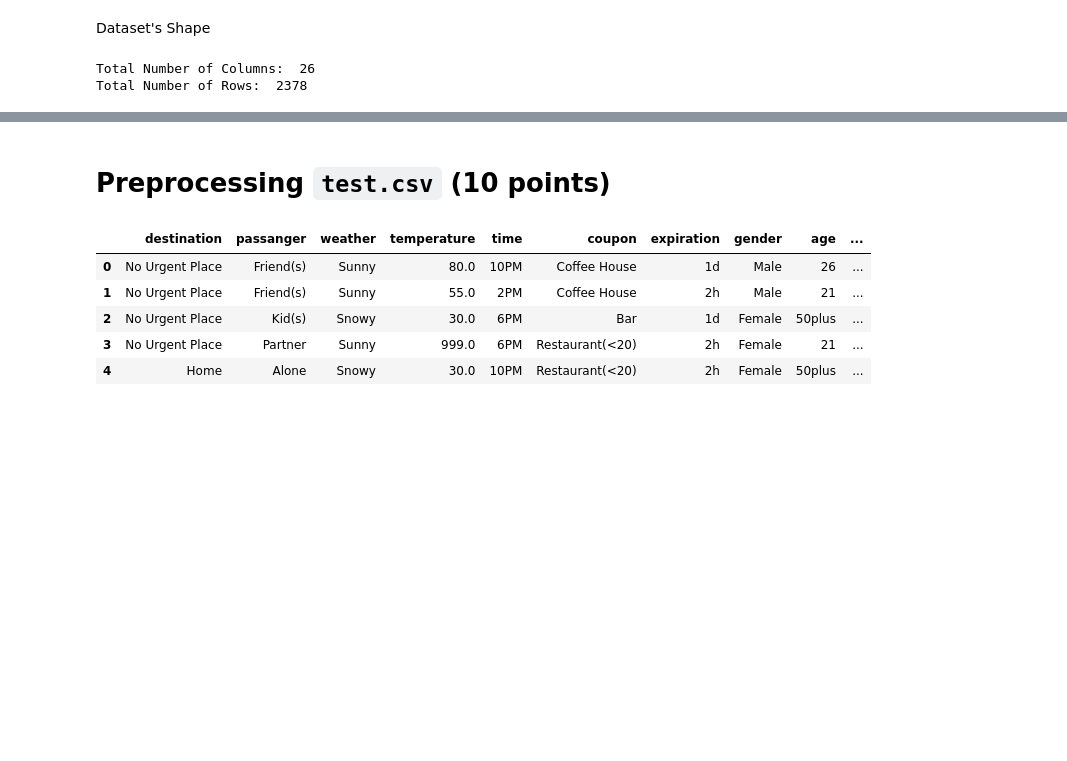
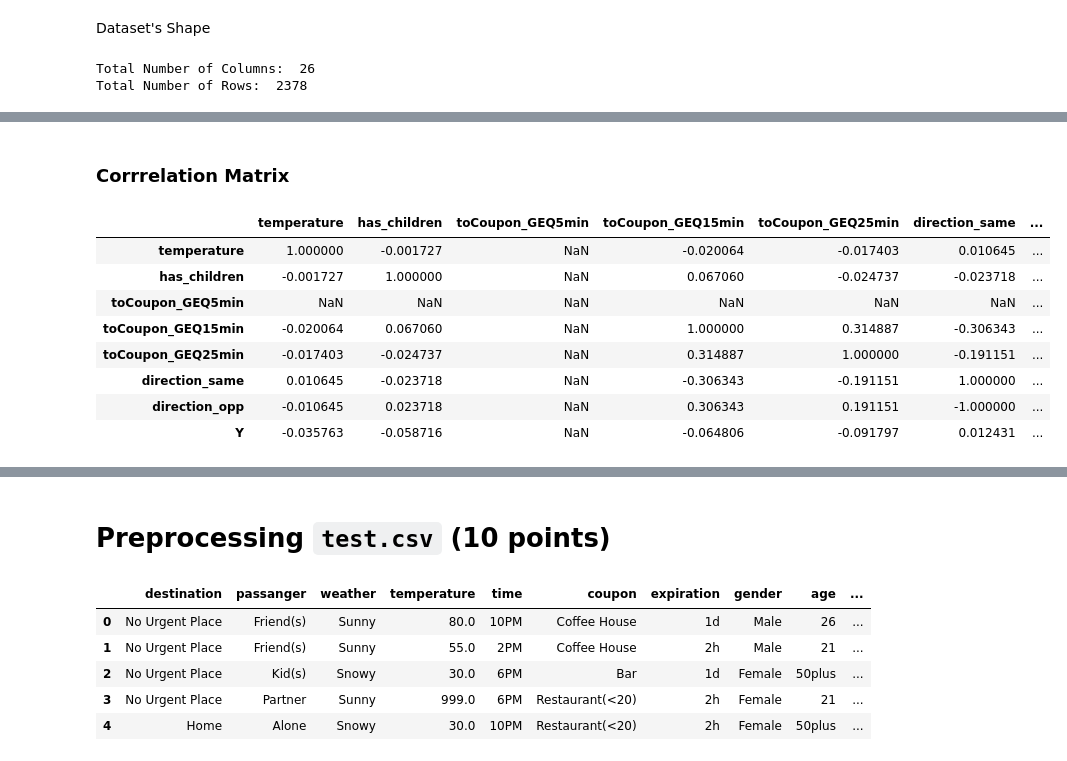
Before and after one commit to ddahiya16/Machine-Learning, a Jupyter notebook: Exam - Summer 2021.ipynb, the cells around one changed output, grey strips where cells are left out. Drawn from its saved outputs; the diff is of its cells as text; code cells hidden in the pictures; blank space fills up the shorter version.

```diff
--- a/Exam - Summer 2021.ipynb
+++ b/Exam - Summer 2021.ipynb
@@ -118,0 +171,15 @@ Total Number of Rows:  2378
+# %% [markdown]
+### Corrrelation Matrix
+# %%
+cor_mat = df_train.corr()
+cor_mat
+# %% [output]
+|  | temperature | has_children | toCoupon_GEQ5min | toCoupon_GEQ15min | toCoupon_GEQ25min | direction_same | ... |
+| temperature | 1.000000 | -0.001727 | NaN | -0.020064 | -0.017403 | 0.010645 | ... |
+| has_children | -0.001727 | 1.000000 | NaN | 0.067060 | -0.024737 | -0.023718 | ... |
+| toCoupon_GEQ5min | NaN | NaN | NaN | NaN | NaN | NaN | ... |
+| toCoupon_GEQ15min | -0.020064 | 0.067060 | NaN | 1.000000 | 0.314887 | -0.306343 | ... |
+| toCoupon_GEQ25min | -0.017403 | -0.024737 | NaN | 0.314887 | 1.000000 | -0.191151 | ... |
+| direction_same | 0.010645 | -0.023718 | NaN | -0.306343 | -0.191151 | 1.000000 | ... |
+| direction_opp | -0.010645 | 0.023718 | NaN | 0.306343 | 0.191151 | -1.000000 | ... |
+| Y | -0.035763 | -0.058716 | NaN | -0.064806 | -0.091797 | 0.012431 | ... |
```
Also changed, not shown: parts of 10 cells of this notebook.
